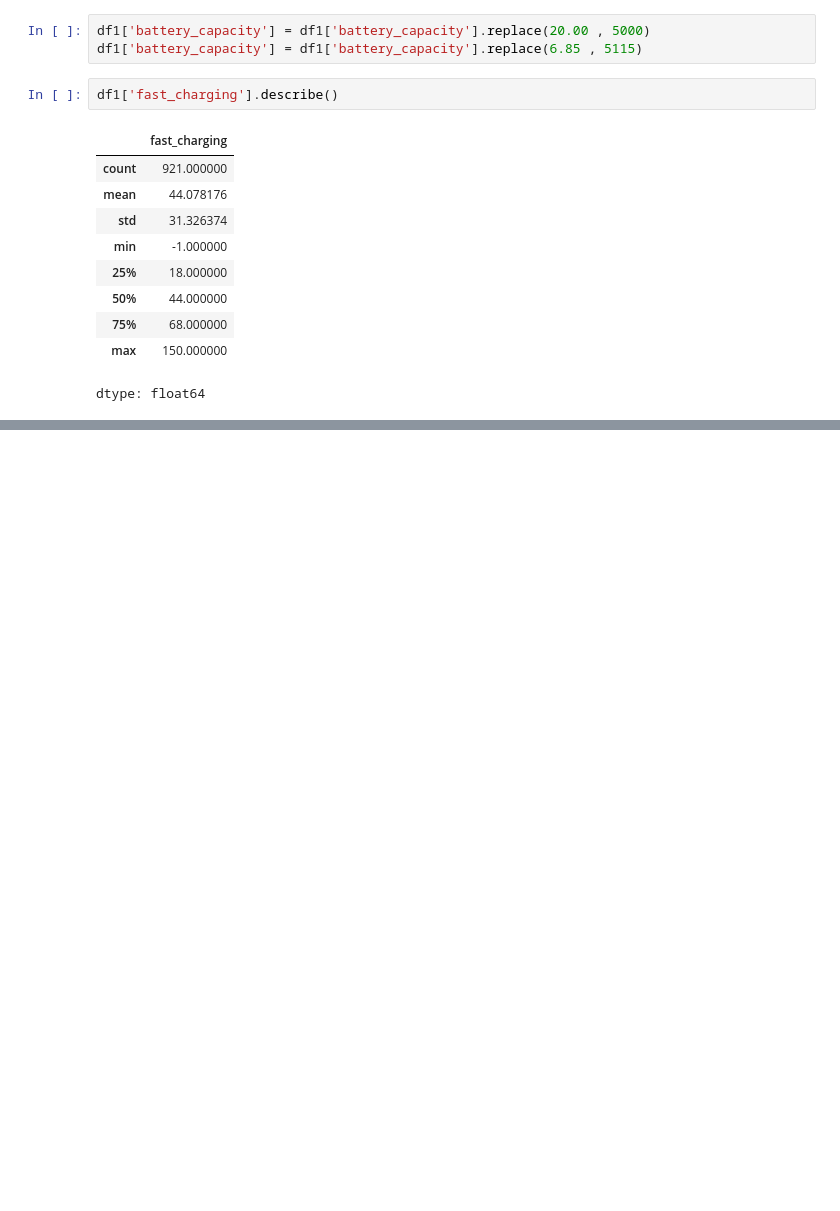
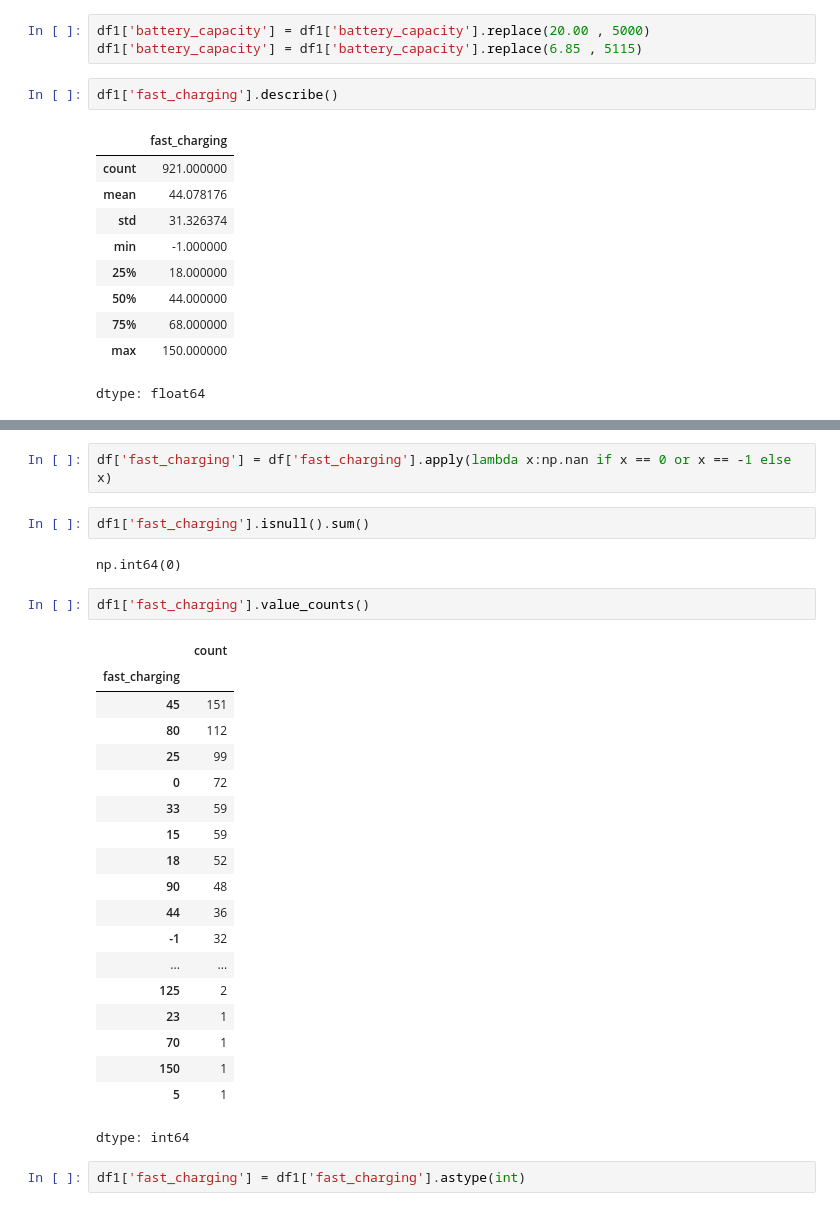
Before and after one commit to adilkamal2478/Adil_Pandas_Data_Preprocessing, a Jupyter notebook: Data_cleaning_round_2.ipynb, the cells around one changed output, grey strips where cells are left out. Saved outputs shown, nothing was run; the diff lists cells and outputs as text; blank space fills up the shorter version.

```diff
--- a/Data_cleaning_round_2.ipynb
+++ b/Data_cleaning_round_2.ipynb
@@ -539,0 +584,30 @@ df1[df1['fast_charging']== -1]
+# %%
+df['fast_charging'] = df['fast_charging'].apply(lambda x:np.nan if x == 0 or x == -1 else x)
+# %%
+df1['fast_charging'].isnull().sum()
+# %% [output]
+np.int64(0)
+# %%
+df1['fast_charging'].value_counts()
+# %% [output]
+|  | count |
+| fast_charging |  |
+| 45 | 151 |
+| 80 | 112 |
+| 25 | 99 |
+| 0 | 72 |
+| 33 | 59 |
+| 15 | 59 |
+| 18 | 52 |
+| 90 | 48 |
+| 44 | 36 |
+| -1 | 32 |
+| ... | ... |
+| 125 | 2 |
+| 23 | 1 |
+| 70 | 1 |
+| 150 | 1 |
+| 5 | 1 |
+dtype: int64
+# %%
+df1['fast_charging'] = df1['fast_charging'].astype(int)
```
Also changed, not shown: parts of 23 cells of this notebook.
